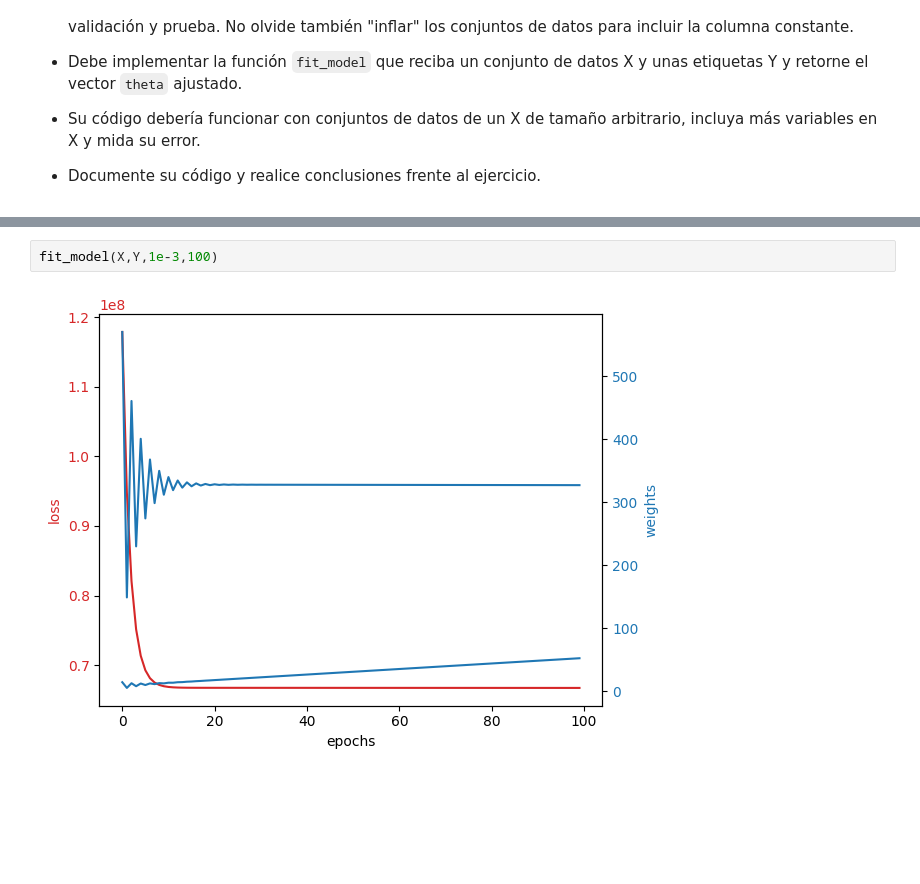
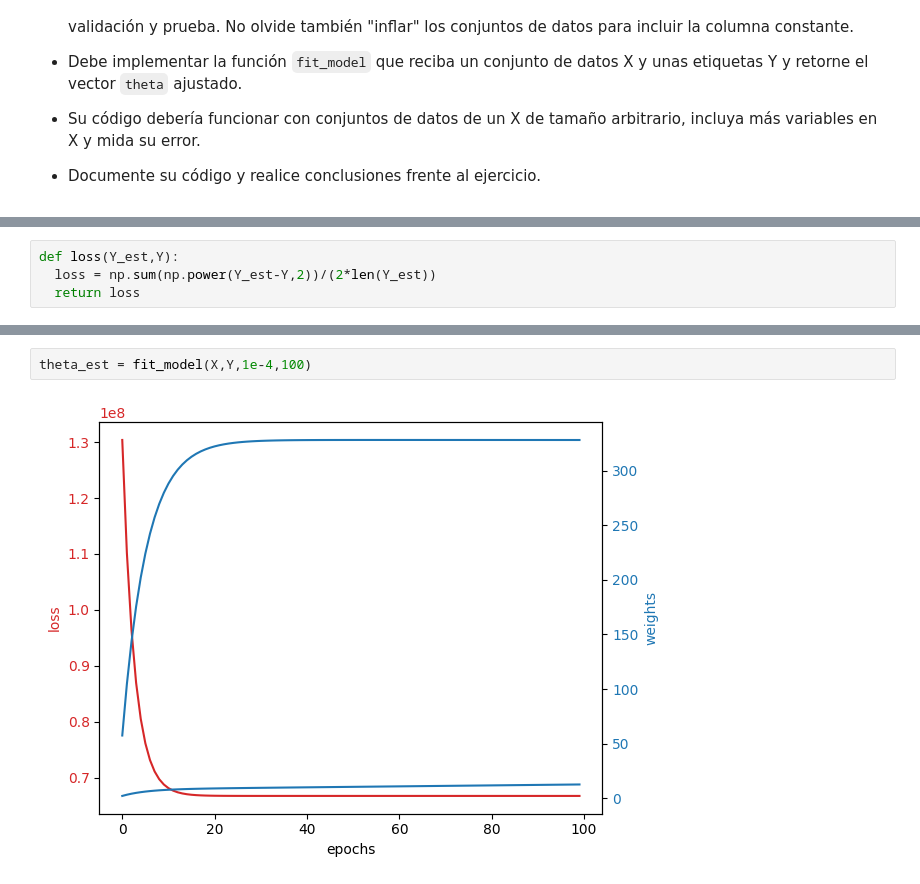
Before and after one commit to 26-jorge-01/RL1-ML, a Jupyter notebook: Aprendizaje_de_máquina_Regresión_lineal.ipynb, the cells around one changed output, grey strips where cells are left out. Cells and saved outputs as stored; diff of their text form; blank space fills up the shorter version.

```diff
--- a/Aprendizaje_de_máquina_Regresión_lineal.ipynb
+++ b/Aprendizaje_de_máquina_Regresión_lineal.ipynb
@@ -537,0 +502,4 @@ def fit_model(X,Y,lr=1e-3,epochs=100):
+# %%
+def loss(Y_est,Y):
+  loss = np.sum(np.power(Y_est-Y,2))/(2*len(Y_est))
+  return loss
@@ -538,4 +572,4 @@ def fit_model(X,Y,lr=1e-3,epochs=100):
 # %%
-fit_model(X,Y,1e-3,100)
+theta_est = fit_model(X,Y,1e-4,100)
 # %% [output]
-[figure, old version]
+[figure, new version]
```
Also changed, not shown: parts of 14 cells of this notebook.
